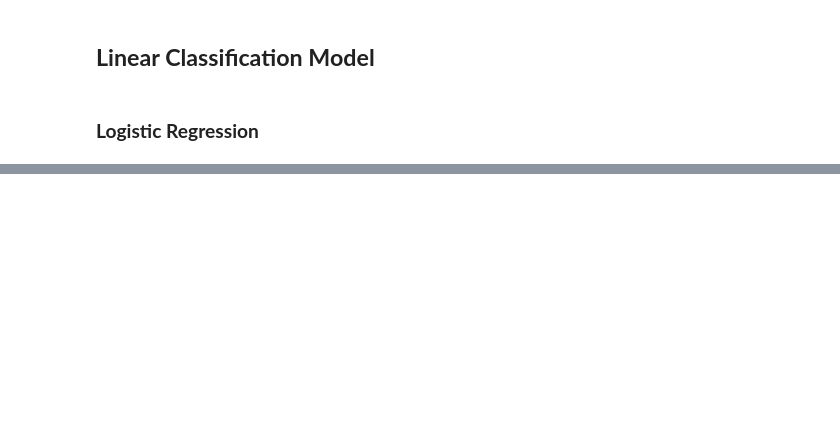
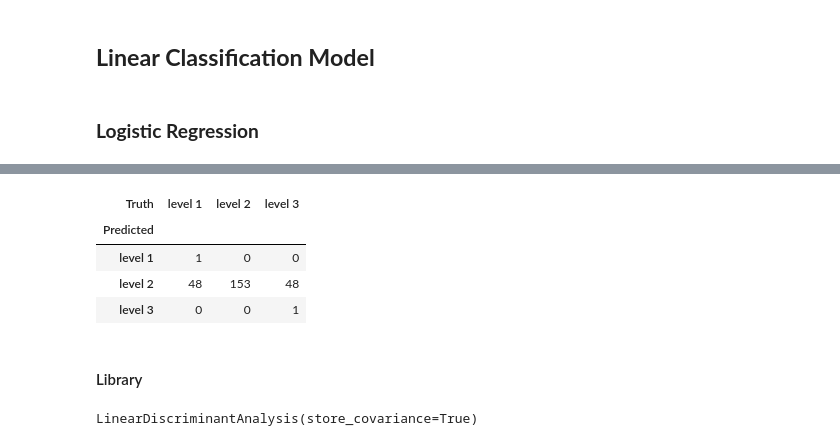
Before and after one commit to felypemaciel/ica2024, a Jupyter notebook: homework3.ipynb, the cells around one changed output, grey strips where cells are left out. Drawn from its saved outputs; the diff is of its cells as text; code cells hidden in the pictures; blank space fills up the shorter version.

```diff
--- a/homework3.ipynb
+++ b/homework3.ipynb
@@ -150,0 +333,3 @@ weighted avg       0.76      0.78      0.77       251
+# %%
+lda_model = LinearDiscriminant(X_train, X_test, y_train, y_test)
+lda_pred = lda_model.predict()
@@ -150,0 +349,15 @@ weighted avg       0.76      0.78      0.77       251
+# %%
+confusion_table(lda_pred, y_test)
+# %% [output]
+| Truth | level 1 | level 2 | level 3 |
+| Predicted |  |  |  |
+| level 1 | 1 | 0 | 0 |
+| level 2 | 48 | 153 | 48 |
+| level 3 | 0 | 0 | 1 |
+# %% [markdown]
+#### Library
+# %%
+lda = LDA(store_covariance=True)
+lda.fit(X_train, y_train)
+# %% [output]
+LinearDiscriminantAnalysis(store_covariance=True)
```
Also changed, not shown: parts of 54 cells of this notebook, 3 other files.
